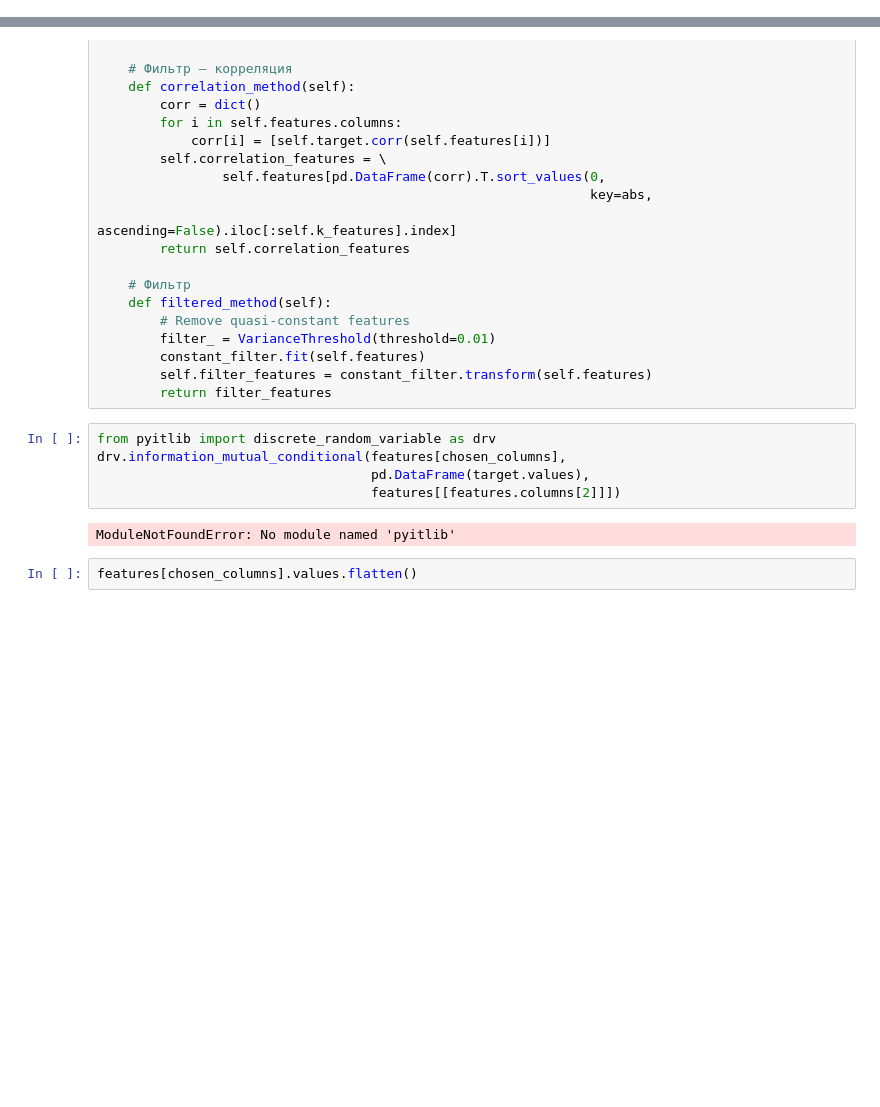
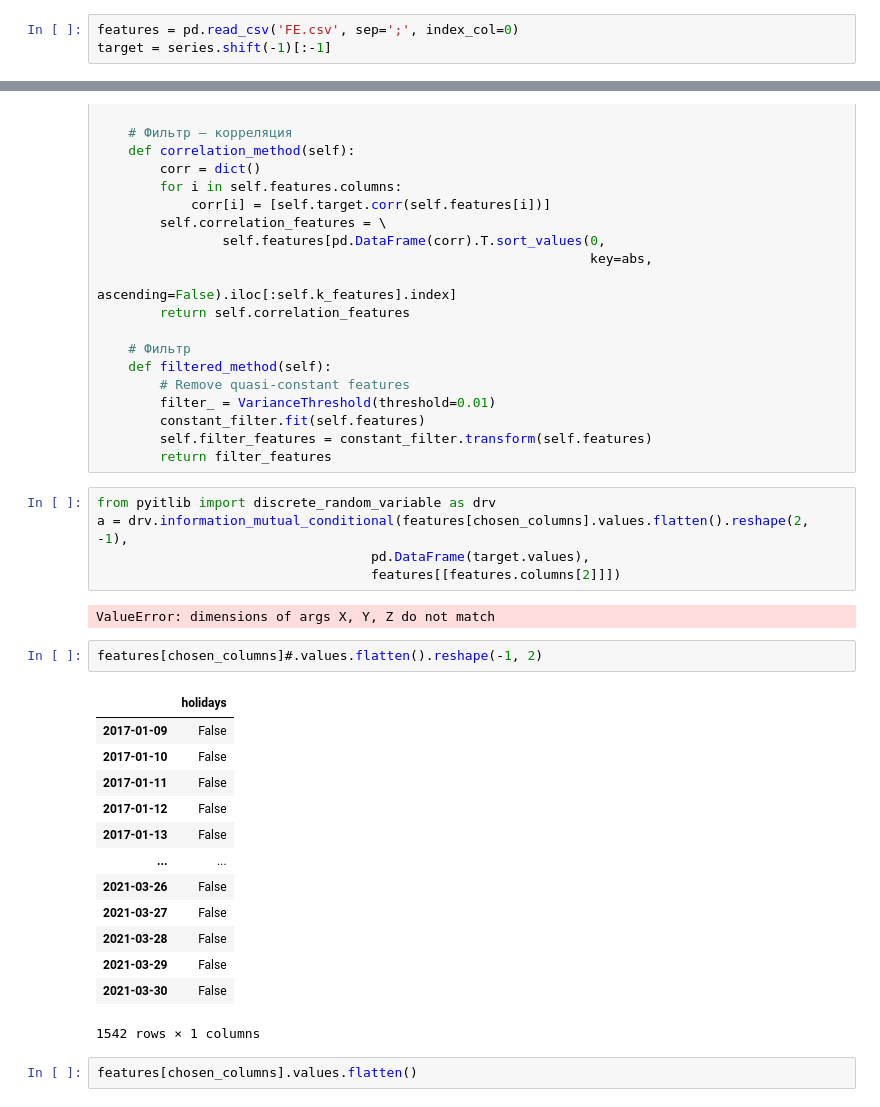
Before and after one commit to GungnirAP/TimeSeries-Project, a Jupyter notebook: Project 2.ipynb, the cells around one changed output, grey strips where cells are left out. Drawn from its saved outputs; the diff is of its cells as text; blank space fills up the shorter version.

```diff
--- a/Project 2.ipynb
+++ b/Project 2.ipynb
@@ -179,3 +102,6 @@ array([False, False, False, ..., False, False, False])
+# %%
+features = pd.read_csv('FE.csv', sep=';', index_col=0)
+target = series.shift(-1)[:-1]
 # %% [markdown]
 # FS
 # %%
@@ -226,11 +152,27 @@ class FeatureSelection():
         return filter_features
 # %%
 from pyitlib import discrete_random_variable as drv
-drv.information_mutual_conditional(features[chosen_columns],
+a = drv.information_mutual_conditional(features[chosen_columns].values.flatten().reshape(2, -1),
                                    pd.DataFrame(target.values),
                                    features[[features.columns[2]]])
 # %% [output]
-ModuleNotFoundError: No module named 'pyitlib'
+ValueError: dimensions of args X, Y, Z do not match
+# %%
+features[chosen_columns]#.values.flatten().reshape(-1, 2)
+# %% [output]
+|  | holidays |
+| 2017-01-09 | False |
+| 2017-01-10 | False |
+| 2017-01-11 | False |
+| 2017-01-12 | False |
+| 2017-01-13 | False |
+| ... | ... |
+| 2021-03-26 | False |
+| 2021-03-27 | False |
+| 2021-03-28 | False |
+| 2021-03-29 | False |
+| 2021-03-30 | False |
+1542 rows × 1 columns
 # %%
 features[chosen_columns].values.flatten()
 # %%
```
Also changed, not shown: parts of 10 cells of this notebook, 4 other files.
